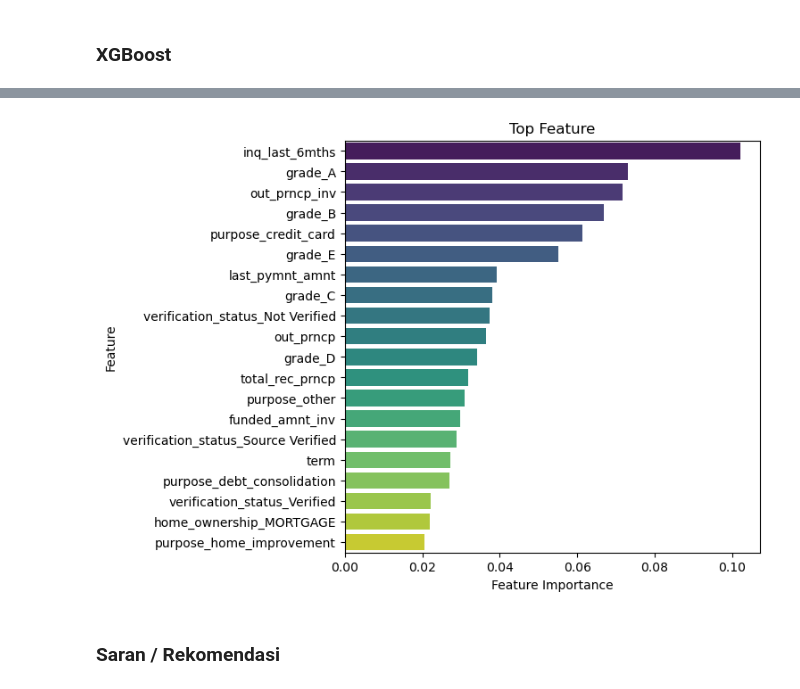
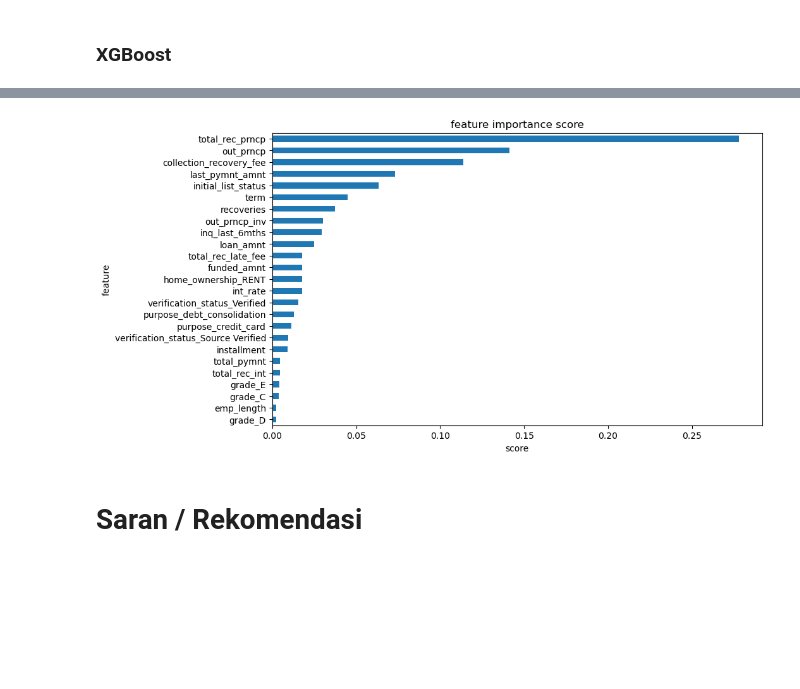
Before and after one commit to HafiizhTH/credit-risk-prediction, a Jupyter notebook: Model.ipynb, the cells around one changed output, grey strips where cells are left out. Cells and saved outputs as stored; diff of their text form; code cells hidden in the pictures; blank space fills up the shorter version.

```diff
--- a/Model.ipynb
+++ b/Model.ipynb
@@ -948,0 +906,13 @@ Standard Deviation: 0.0005612823129878249
+# %%
+# Lakukan pencarian hiperparameter pada data pelatihan
+rs.fit(X_train, y_train)
+
+# Dapatkan model terbaik, parameter terbaik, dan skor terbaik
+best_model = rs.best_estimator_
+best_params = rs.best_params_
+best_score = rs.best_score_
+
+# Cetak hasilnya
+print("Best Model:", best_model)
+print("Best Parameters:", best_params)
+print("Best Score:", best_score)
@@ -951,13 +929,9 @@ Standard Deviation: 0.0005612823129878249
 # %%
-# Retrieves feature importance values from the model
-feature_importances = xgb.feature_importances_
+def show_feature_importance(model):
+    feat_importances = pd.Series(model.feature_importances_, index=X.columns)
+    ax = feat_importances.nlargest(25).plot(kind='barh', figsize=(10, 6))
+    ax.invert_yaxis()
 
-# Create a DataFrame with the feature name and feature importance value
-feature_importance = pd.DataFrame({'Feature': X_train.columns, 'Importance': feature_importances})
-
-# Sorts DataFrame based on descending feature importance values
-feature_importance = feature_importance.sort_values(by='Importance', ascending=False)
-
-# print top feature
-print('Top 20 Feature Importance:')
-print(feature_importance.head(20))
+    plt.xlabel('score')
+    plt.ylabel('feature')
+    plt.title('feature importance score')
@@ -982,15 +938,6 @@ Top 20 Feature Importance:
 # %%
-# Taking top 20 feature importance Random Forest Model
-features_rf = feature_importance.head(20)
-
-# create barplot
-plt.figure(figsize=(6, 6))
-sns.barplot(x='Importance', y='Feature', data=features_rf, palette='viridis')
-plt.xlabel('Feature Importance')
-plt.ylabel('Feature')
-plt.title('Top Feature')
-plt.show()
+show_feature_importance(rs.best_estimator_)
 # %% [output]
-[figure, old version]
+[figure, new version]
 # %% [markdown]
-### Saran / Rekomendasi
+# Saran / Rekomendasi
```
Also changed, not shown: parts of 41 cells of this notebook.
